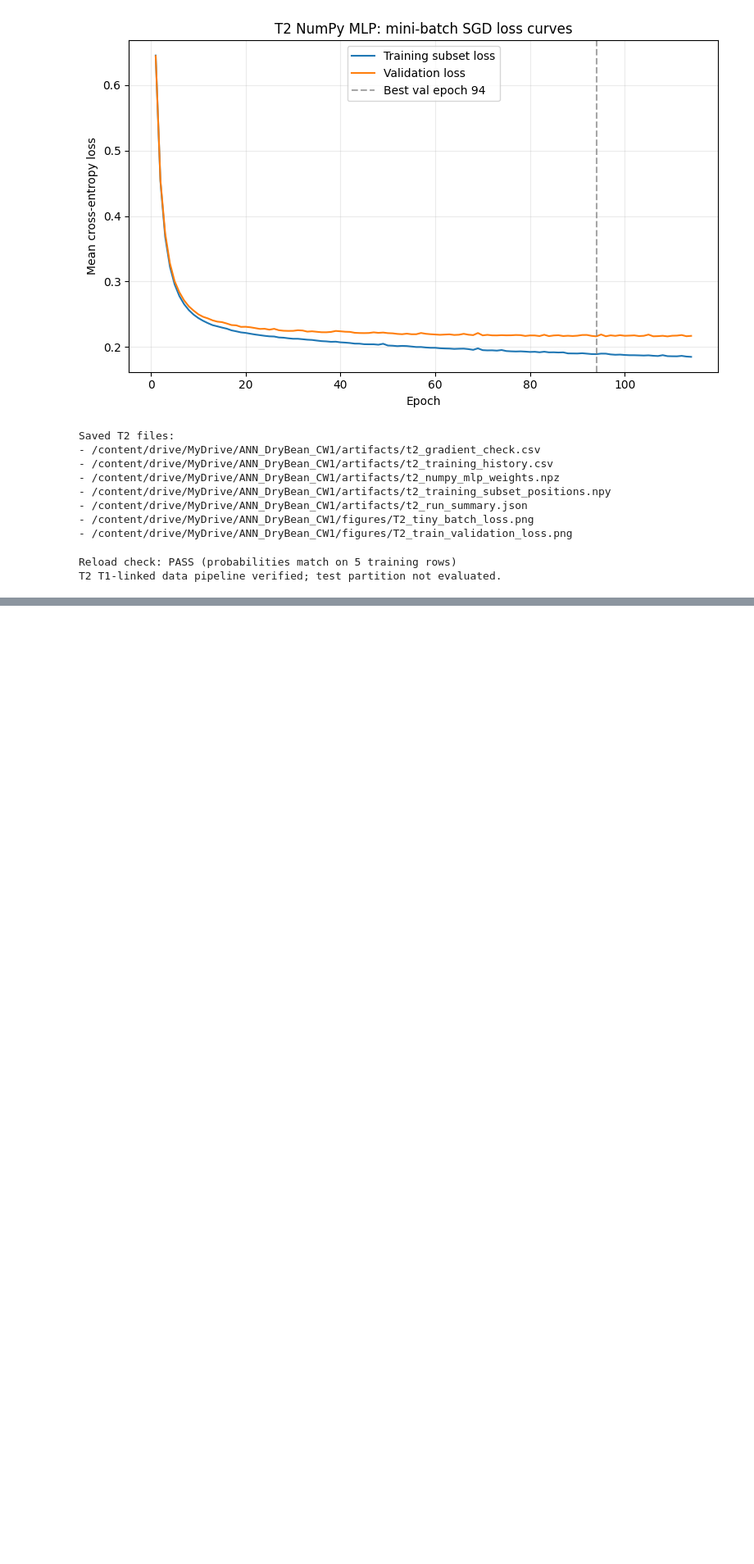
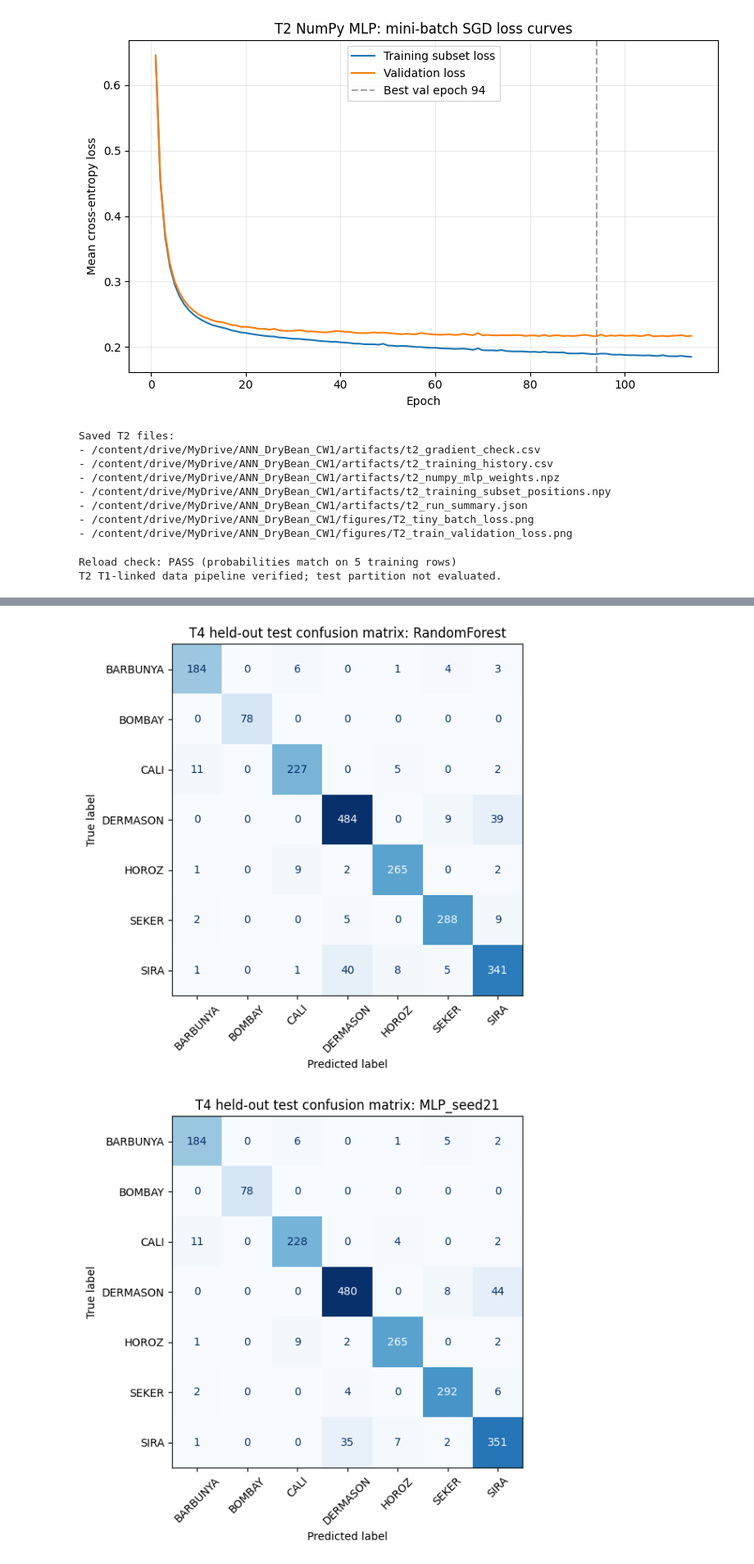
Before and after one commit to Thathsara-Devindi/ANN-Dry-Bean-Classification, a Jupyter notebook: ANN_cw1.ipynb, the cells around one changed output, grey strips where cells are left out. Shown at 82% size. Drawn from its saved outputs; the diff is of its cells as text; code cells hidden in the pictures; blank space fills up the shorter version.

```diff
--- a/ANN_cw1.ipynb
+++ b/ANN_cw1.ipynb
@@ -843,0 +1652,42 @@ T2 T1-linked data pipeline verified; test partition not evaluated.
+# %%
+#  Confusion matrices, class-level precision/recall/F1, multiclass PR curves
+T4_label_encoder=joblib.load(T4_BASE/'artifacts'/'t1_label_encoder.joblib')
+T4_class_names=list(T4_label_encoder.classes_)
+T4_class_rows=[]
+for model_id in ('RandomForest','MLP_seed21','RBF_seed21'):
+    pred=T4_prediction_map[f'{model_id}_pred']
+    pr,rc,fscore,support=precision_recall_fscore_support(
+        ytest4,pred,labels=list(range(7)),zero_division=0)
+    for i,label in enumerate(T4_class_names):
+        T4_class_rows.append(dict(model=model_id,bean_class=label,n=int(support[i]),
+                                  precision=float(pr[i]),recall=float(rc[i]),f1=float(fscore[i])))
+    cm=confusion_matrix(ytest4,pred,labels=list(range(7)))
+    fig,ax=plt.subplots(figsize=(8,6))
+    ConfusionMatrixDisplay(cm,display_labels=T4_class_names).plot(ax=ax,
+        cmap='Blues',values_format='d',xticks_rotation=45,colorbar=False)
+    ax.set_title(f'T4 held-out test confusion matrix: {model_id}')
+    fig.tight_layout()
+    fig.savefig(T4_FIG/f'{model_id}_confusion_matrix.png',dpi=160);plt.show()
+T4_class_df=pd.DataFrame(T4_class_rows)
+T4_class_df.to_csv(T4_OUT/'classwise_test_metrics.csv',index=False)
+display(T4_class_df)
+
+# One-vs-rest precision–recall analysis of a pre-fixed seed21 MLP,all seven classes shown
+T4_mlp_probs=T4_prediction_map['MLP_seed21_prob']
+T4_y_binary=label_binarize(ytest4,classes=np.arange(7))
+T4_ap_rows=[]
+fig,ax=plt.subplots(figsize=(8,6))
+for i,bean in enumerate(T4_class_names):
+    precision,recall,_=precision_recall_curve(T4_y_binary[:,i],T4_mlp_probs[:,i])
+    ap=float(average_precision_score(T4_y_binary[:,i],T4_mlp_probs[:,i]))
+    T4_ap_rows.append(dict(bean_class=bean,support=int(T4_y_binary[:,i].sum()),average_precision=ap))
+    ax.plot(recall,precision,label=f'{bean} (AP={ap:.3f})',linewidth=1.5)
+ax.set(xlabel='Recall',ylabel='Precision',title='T4 held-out test: MLP seed21 one-vs-rest PR curves')
+ax.legend(fontsize=8);ax.grid(alpha=.2);fig.tight_layout()
+fig.savefig(T4_FIG/'MLP_seed21_one_vs_rest_PR_curves.png',dpi=160);plt.show()
+T4_ap_df=pd.DataFrame(T4_ap_rows)
+T4_ap_df.to_csv(T4_OUT/'MLP_seed21_one_vs_rest_average_precision.csv',index=False)
+display(T4_ap_df)
+# %% [output]
+[figure, added]
+[figure, added]
```
Also changed, not shown: parts of 20 cells of this notebook.
